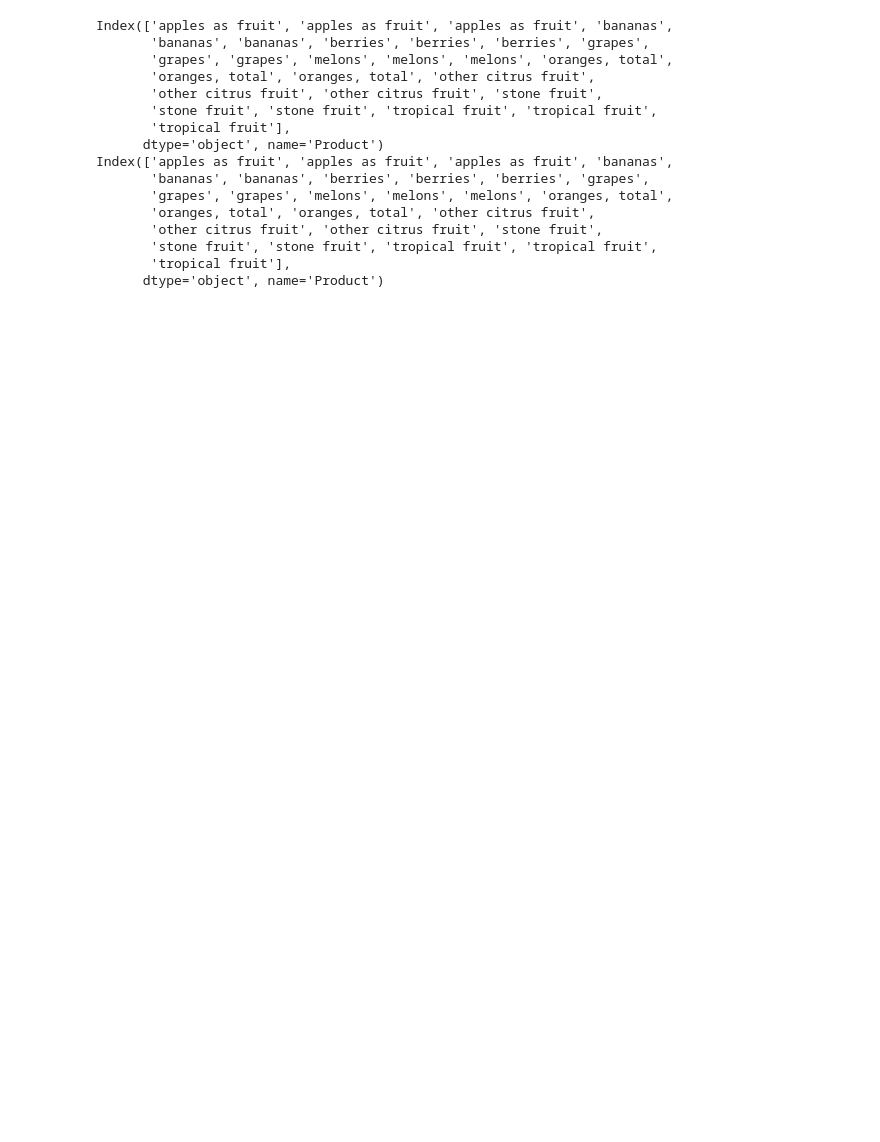
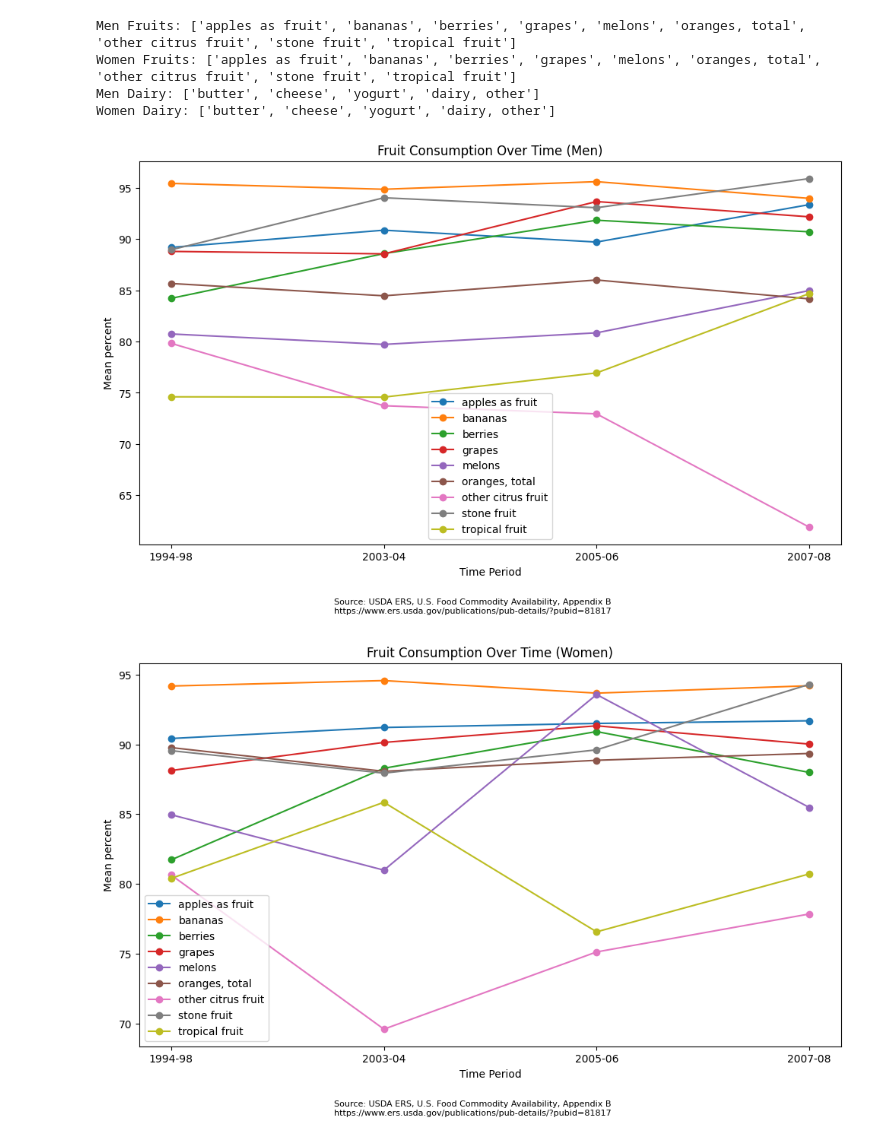
Before and after one commit to emallen2/CSc47400, a Jupyter notebook: prob1/problem1.ipynb, the cells around one changed output. Drawn from its saved outputs; the diff is of its cells as text; code cells hidden in the pictures; blank space fills up the shorter version.

Commit message:
Plot function with plots added

```diff
--- a/prob1/problem1.ipynb
+++ b/prob1/problem1.ipynb
@@ -28,27 +28,37 @@ dairy = [p.lower() for p in [
 def extract_data(sheet_name, group="Men"):
     df = pd.read_excel(xls, sheet_name=sheet_name, header=None)
     col_map = {"Boys": 1, "Girls": 4, "Men": 7, "Women": 10}
+
+    if group not in col_map:
+        raise ValueError("Group must be one of: Boys, Girls, Men, Women")
+
     sub = df.iloc[77:, [0, col_map[group]]]
     sub.columns = ["Product", "Mean"]
 
     # Normalize names
     sub["Product"] = sub["Product"].astype(str).str.strip().str.lower()
-    sub = sub.dropna().reset_index(drop=True)
+    sub = sub.dropna()
+
+    sub = sub.drop_duplicates(subset=["Product"], keep="first")
+    sub = sub.reset_index(drop=True)
+
     return sub
 # %%
 def build_dataset(group, product_list):
     records = {}
-    normalized_list = [p.lower() for p in product_list]  # lowercase lookup list
+    # normalized_list = [p.lower() for p in product_list]  # lowercase lookup list
 
     for period, sheet in sheets.items():
         extracted = extract_data(sheet, group=group)
-        extracted = extracted[extracted["Product"].isin(normalized_list)]
+        extracted = extracted[extracted["Product"].isin(product_list)]
         records[period] = extracted.set_index("Product")["Mean"]
 
     df_all = pd.DataFrame(records)
 
     # Keep only products that actually exist
-    df_all = df_all.loc[df_all.index.intersection(normalized_list)]
+    df_all = df_all.loc[df_all.index.intersection(product_list)]
+
+    df_all = df_all[~df_all.index.duplicated(keep="first")]
 
     return df_all
 
@@ -57,22 +67,39 @@ women_fruits = build_dataset("Women", fruits)
 men_dairy = build_dataset("Men", dairy)
 women_dairy = build_dataset("Women", dairy)
 # %%
-print(men_fruits.index)
-print(women_fruits.index)
+# For debugging purposes
+print("Men Fruits:", men_fruits.index.tolist())
+print("Women Fruits:", women_fruits.index.tolist())
+print("Men Dairy:", men_dairy.index.tolist())
+print("Women Dairy:", women_dairy.index.tolist())
 # %% [output]
-Index(['apples as fruit', 'apples as fruit', 'apples as fruit', 'bananas',
-       'bananas', 'bananas', 'berries', 'berries', 'berries', 'grapes',
-       'grapes', 'grapes', 'melons', 'melons', 'melons', 'oranges, total',
-       'oranges, total', 'oranges, total', 'other citrus fruit',
-       'other citrus fruit', 'other citrus fruit', 'stone fruit',
-       'stone fruit', 'stone fruit', 'tropical fruit', 'tropical fruit',
-       'tropical fruit'],
-      dtype='object', name='Product')
-Index(['apples as fruit', 'apples as fruit', 'apples as fruit', 'bananas',
-       'bananas', 'bananas', 'berries', 'berries', 'berries', 'grapes',
-       'grapes', 'grapes', 'melons', 'melons', 'melons', 'oranges, total',
-       'oranges, total', 'oranges, total', 'other citrus fruit',
-       'other citrus fruit', 'other citrus fruit', 'stone fruit',
-       'stone fruit', 'stone fruit', 'tropical fruit', 'tropical fruit',
-       'tropical fruit'],
-      dtype='object', name='Product')
+Men Fruits: ['apples as fruit', 'bananas', 'berries', 'grapes', 'melons', 'oranges, total', 'other citrus fruit', 'stone fruit', 'tropical fruit']
+Women Fruits: ['apples as fruit', 'bananas', 'berries', 'grapes', 'melons', 'oranges, total', 'other citrus fruit', 'stone fruit', 'tropical fruit']
+Men Dairy: ['butter', 'cheese', 'yogurt', 'dairy, other']
+Women Dairy: ['butter', 'cheese', 'yogurt', 'dairy, other']
+# %%
+# Plot function
+def plot_lines(df, title, ylabel, filename):
+    plt.figure(figsize=(10,6))
+    for product in df.index:
+        plt.plot(df.columns, df.loc[product], marker="o", label=product)
+    plt.title(title)
+    plt.xlabel("Time Period")
+    plt.ylabel(ylabel)
+    plt.legend()
+    plt.figtext(0.5, -0.05,
+            "Source: USDA ERS, U.S. Food Commodity Availability, Appendix B\n"
+            "https://www.ers.usda.gov/publications/pub-details/?pubid=81817",
+            wrap=True, ha='center', fontsize=8)
+    plt.tight_layout()
+    plt.savefig(filename, bbox_inches="tight")
+    plt.show()
+# %%
+# Plots display
+plot_lines(men_fruits, "Fruit Consumption Over Time (Men)", "Mean percent", "men_fruits.png")
+plot_lines(women_fruits, "Fruit Consumption Over Time (Women)", "Mean percent", "women_fruits.png")
+plot_lines(men_dairy, "Dairy Consumption Over Time (Men)", "Mean percent", "men_dairy.png")
+plot_lines(women_dairy, "Dairy Consumption Over Time (Women)", "Mean percent", "women_dairy.png")
+# %% [output]
+[figure, added]
+[figure, added]
```
Also changed, not shown: parts of 1 cell of this notebook, 4 other files.
